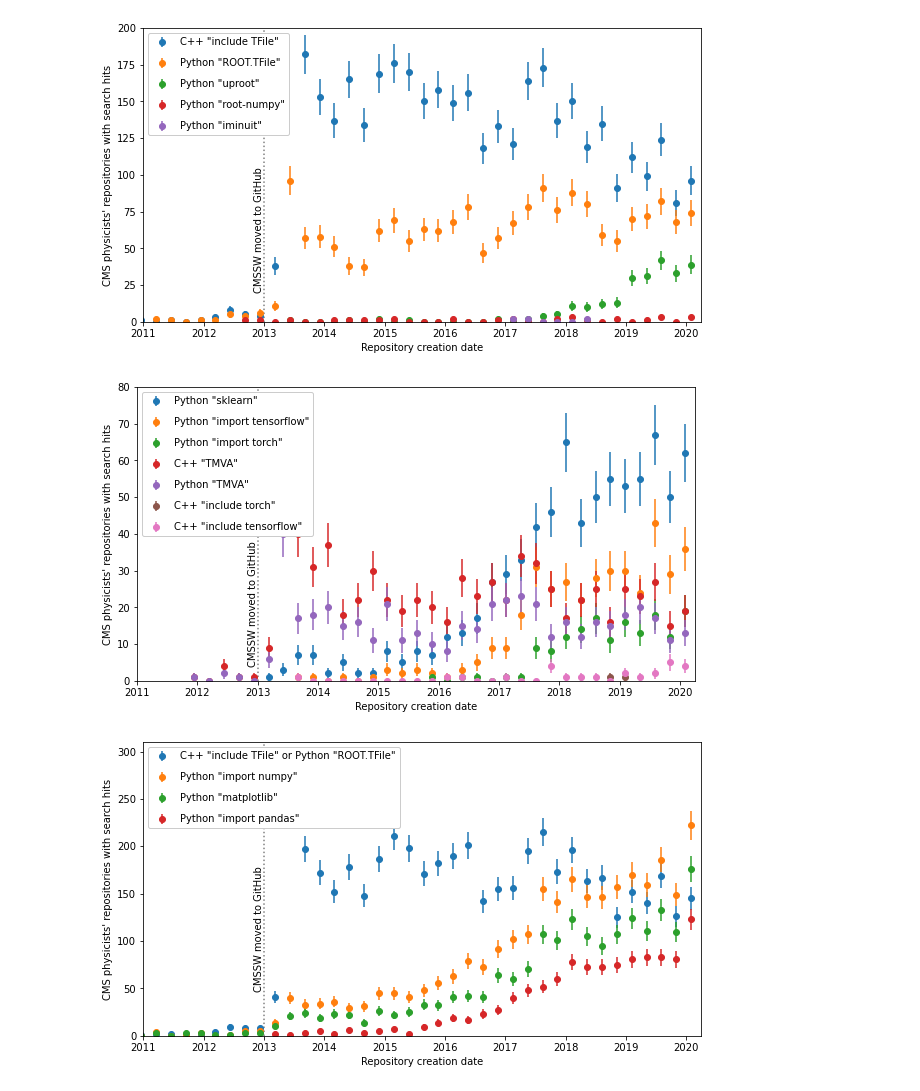
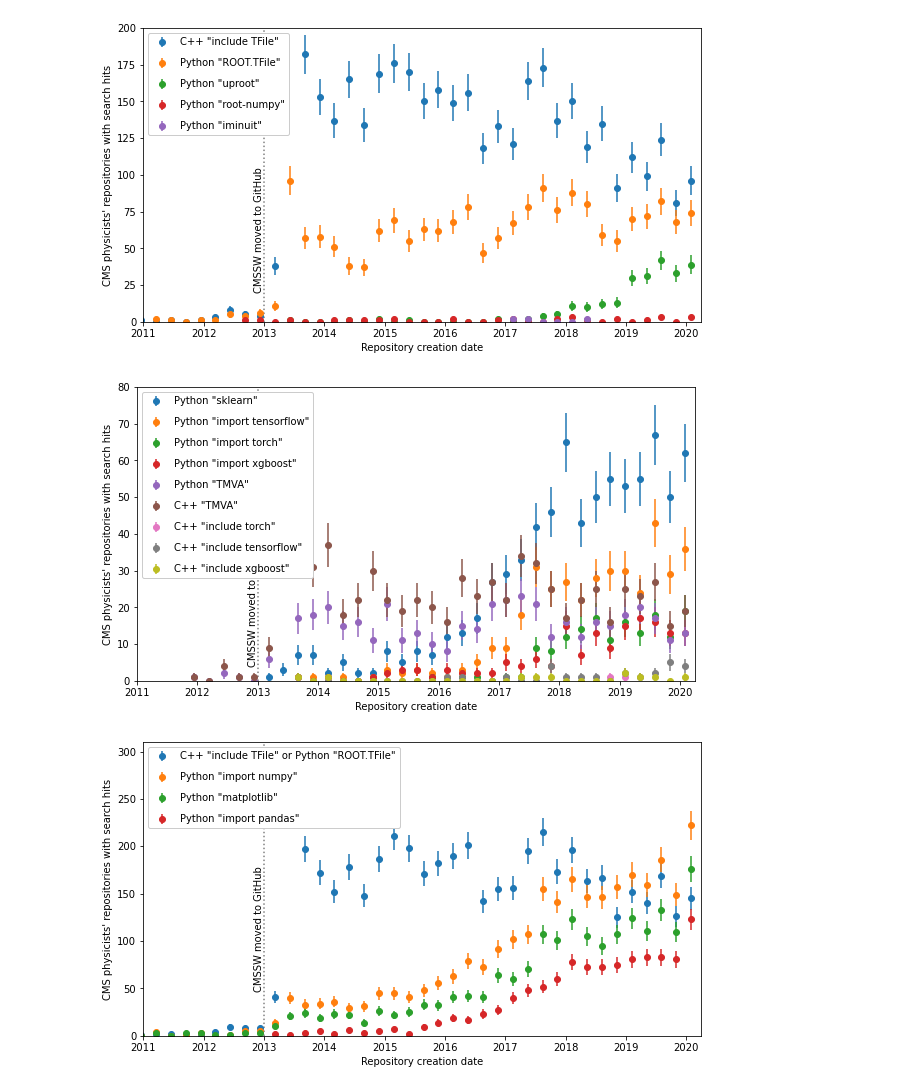
Before and after one commit to jpivarski-talks/2020-08-13-pyhep-debriefing, a Jupyter notebook: analyze-cmssw.ipynb, the cells around one changed output. Drawn from its saved outputs; the diff is of its cells as text; code cells hidden in the pictures.

Commit message:
Finalized all the 'search' plots.

```diff
--- a/analyze-cmssw.ipynb
+++ b/analyze-cmssw.ipynb
@@ -692,36 +718,40 @@ ax.get_figure().savefig("PLOTS/github-root-python.svg")
 # %%
 ax = search_packages["sklearn"].plot(yerr=np.sqrt(search_packages["sklearn"]), marker="o", ls="none", rot=0, figsize=(10, 6))
 search_packages["python-tensorflow"].plot(yerr=np.sqrt(search_packages["python-tensorflow"]), marker="o", ls="none", rot=0, ax=ax)
 search_packages["python-torch"].plot(yerr=np.sqrt(search_packages["python-torch"]), marker="o", ls="none", rot=0, ax=ax)
+search_packages["python-xgboost"].plot(yerr=np.sqrt(search_packages["python-xgboost"]), marker="o", ls="none", rot=0, ax=ax)
+search_packages["python-tmva"].plot(yerr=np.sqrt(search_packages["python-tmva"]), marker="o", ls="none", rot=0, ax=ax)
 search_packages["cpp-tmva"].plot(yerr=np.sqrt(search_packages["cpp-tmva"]), marker="o", ls="none", rot=0, ax=ax)
-search_packages["python-tmva"].plot(yerr=np.sqrt(search_packages["python-tmva"]), marker="o", ls="none", rot=0, ax=ax)
 search_packages["cpp-torch"].plot(yerr=np.sqrt(search_packages["cpp-torch"]), marker="o", ls="none", rot=0, ax=ax)
 search_packages["cpp-tensorflow"].plot(yerr=np.sqrt(search_packages["cpp-tensorflow"]), marker="o", ls="none", rot=0, ax=ax)
+search_packages["cpp-xgboost"].plot(yerr=np.sqrt(search_packages["cpp-xgboost"]), marker="o", ls="none", rot=0, ax=ax)
 years = ("2011", "2012", "2013", "2014", "2015", "2016", "2017", "2018", "2019", "2020")
 ax.set_xticks([pd.to_datetime(x + "-01-01") for x in years])
 ax.set_xticklabels(years, ha="center")
 ax.set_xlabel("Repository creation date")
 ax.set_ylabel("CMS physicists' repositories with search hits")
 ax.set_xlim(pd.to_datetime("2011-01-01"), pd.to_datetime("2020-04-01"))
 ax.set_ylim(0, 80)
 ax.legend([
     "Python \"sklearn\"",
     "Python \"import tensorflow\"",
     "Python \"import torch\"",
+    "Python \"import xgboost\"",
+    "Python \"TMVA\"",
     "C++ \"TMVA\"",
-    "Python \"TMVA\"",
     "C++ \"include torch\"",
     "C++ \"include tensorflow\"",
+    "C++ \"include xgboost\"",
 ], loc="upper left", labelspacing=1.1, framealpha=1)
 ax.axvline(pd.to_datetime("2013-01-01"), c="gray", ls=":")
 ax.text(pd.to_datetime("2013-01-01") - pd.to_timedelta("60 days"), 42*0.5, "CMSSW moved to GitHub", rotation=90, va="center")
 # ax.axvline(pd.to_datetime("2015-04-10"), c="gray", ls=":")
 # ax.text(pd.to_datetime("2015-04-10")- pd.to_timedelta("60 days"), 175, "Start of Run 2", rotation=90, va="top")
 # ax.axvline(pd.to_datetime("2018-12-03"), c="gray", ls=":")
 # ax.text(pd.to_datetime("2018-12-03")- pd.to_timedelta("60 days"), 175, "End of Run 2", rotation=90, va="top")
 ax.get_figure().savefig("PLOTS/github-machine-learning.svg")
 # %% [output]
-[figure, old version]
+[figure, new version]
 # %%
 ax = search_anyroot_vstime.plot(yerr=np.sqrt(search_anyroot_vstime), marker="o", ls="none", rot=0, figsize=(10, 6))
 search_packages["numpy"].plot(yerr=np.sqrt(search_packages["numpy"]), marker="o", ls="none", rot=0, ax=ax)
```
Also changed, not shown: parts of 5 cells of this notebook, 10 other files.
